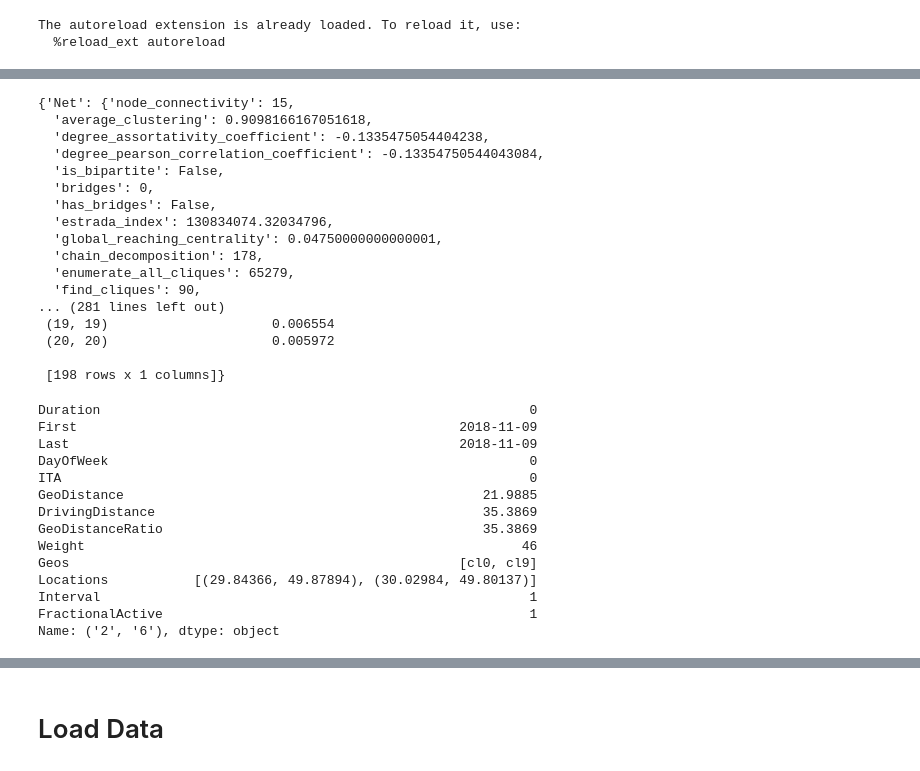
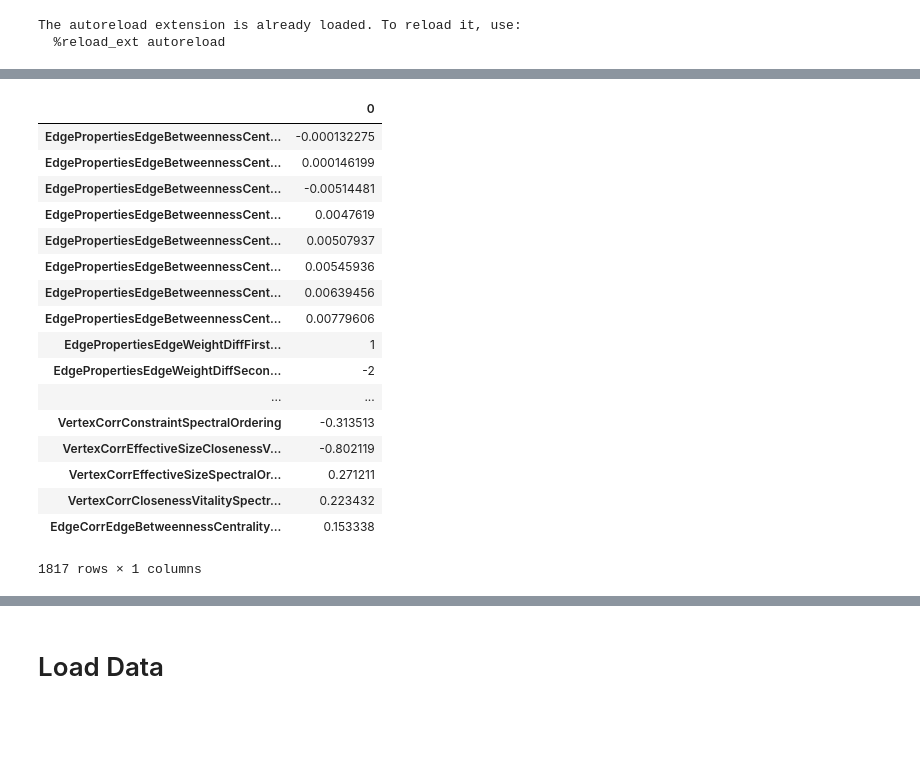
Before and after one commit to tgadf/network, a Jupyter notebook: createNetwork.ipynb, the cells around one changed output, grey strips where cells are left out. Drawn from its saved outputs; the diff is of its cells as text; code cells hidden in the pictures; blank space fills up the shorter version.

Commit message:
Working network with features

```diff
--- a/createNetwork.ipynb
+++ b/createNetwork.ipynb
@@ -283,45 +458,0 @@ dn.vertexInfo.vertexAttrsDF
-# %%
-results
-# %% [output]
-{'Net': {'node_connectivity': 15,
-  'average_clustering': 0.9098166167051618,
-  'degree_assortativity_coefficient': -0.1335475054404238,
-  'degree_pearson_correlation_coefficient': -0.13354750544043084,
-  'is_bipartite': False,
-  'bridges': 0,
-  'has_bridges': False,
-  'estrada_index': 130834074.32034796,
-  'global_reaching_centrality': 0.04750000000000001,
-  'chain_decomposition': 178,
-  'enumerate_all_cliques': 65279,
-  'find_cliques': 90,
-... (281 lines left out)
- (19, 19)                     0.006554
- (20, 20)                     0.005972
-
- [198 rows x 1 columns]}
-# %%
-df = dn.edgeAttrsDF
-#from pandasUtils import getRowData, castStr
-row = getRowData(df, rownames="('2', '6')")
-#type(df.index[0])
-#df.loc["('0', '1')"]
-#help(getRowData)
-#df.index = castStr(df.index)
-#df.index
-row
-# %% [output]
-Duration                                                       0
-First                                                 2018-11-09
-Last                                                  2018-11-09
-DayOfWeek                                                      0
-ITA                                                            0
-GeoDistance                                              21.9885
-DrivingDistance                                          35.3869
-GeoDistanceRatio                                         35.3869
-Weight                                                        46
-Geos                                                  [cl0, cl9]
-Locations           [(29.84366, 49.87894), (30.02984, 49.80137)]
-Interval                                                       1
-FractionalActive                                               1
-Name: ('2', '6'), dtype: object
@@ -327,0 +758,31 @@ Name: ('2', '6'), dtype: object
+# %%
+nf = networkFeatures(dn)
+nf.fillEdgeProperties()
+nf.fillVertexCounts()
+nf.fillVertexProperties()
+#nf.fillIndividualVertexFeatures()
+#nf.fillIndividualEdgeFeatures()
+nf.fillNetworkFeatures()
+nf.fillHomeFeatures()
+nf.fillFeatureCorrelations()
+# %%
+nf.getFeatureDataFrame().T
+# %% [output]
+|  | 0 |
+| EdgePropertiesEdgeBetweennessCent... | -0.000132275 |
+| EdgePropertiesEdgeBetweennessCent... | 0.000146199 |
+| EdgePropertiesEdgeBetweennessCent... | -0.00514481 |
+| EdgePropertiesEdgeBetweennessCent... | 0.0047619 |
+| EdgePropertiesEdgeBetweennessCent... | 0.00507937 |
+| EdgePropertiesEdgeBetweennessCent... | 0.00545936 |
+| EdgePropertiesEdgeBetweennessCent... | 0.00639456 |
+| EdgePropertiesEdgeBetweennessCent... | 0.00779606 |
+| EdgePropertiesEdgeWeightDiffFirst... | 1 |
+| EdgePropertiesEdgeWeightDiffSecon... | -2 |
+| ... | ... |
+| VertexCorrConstraintSpectralOrdering | -0.313513 |
+| VertexCorrEffectiveSizeClosenessV... | -0.802119 |
+| VertexCorrEffectiveSizeSpectralOr... | 0.271211 |
+| VertexCorrClosenessVitalitySpectr... | 0.223432 |
+| EdgeCorrEdgeBetweennessCentrality... | 0.153338 |
+1817 rows × 1 columns
```
Also changed, not shown: parts of 59 cells of this notebook, 5 other files.
